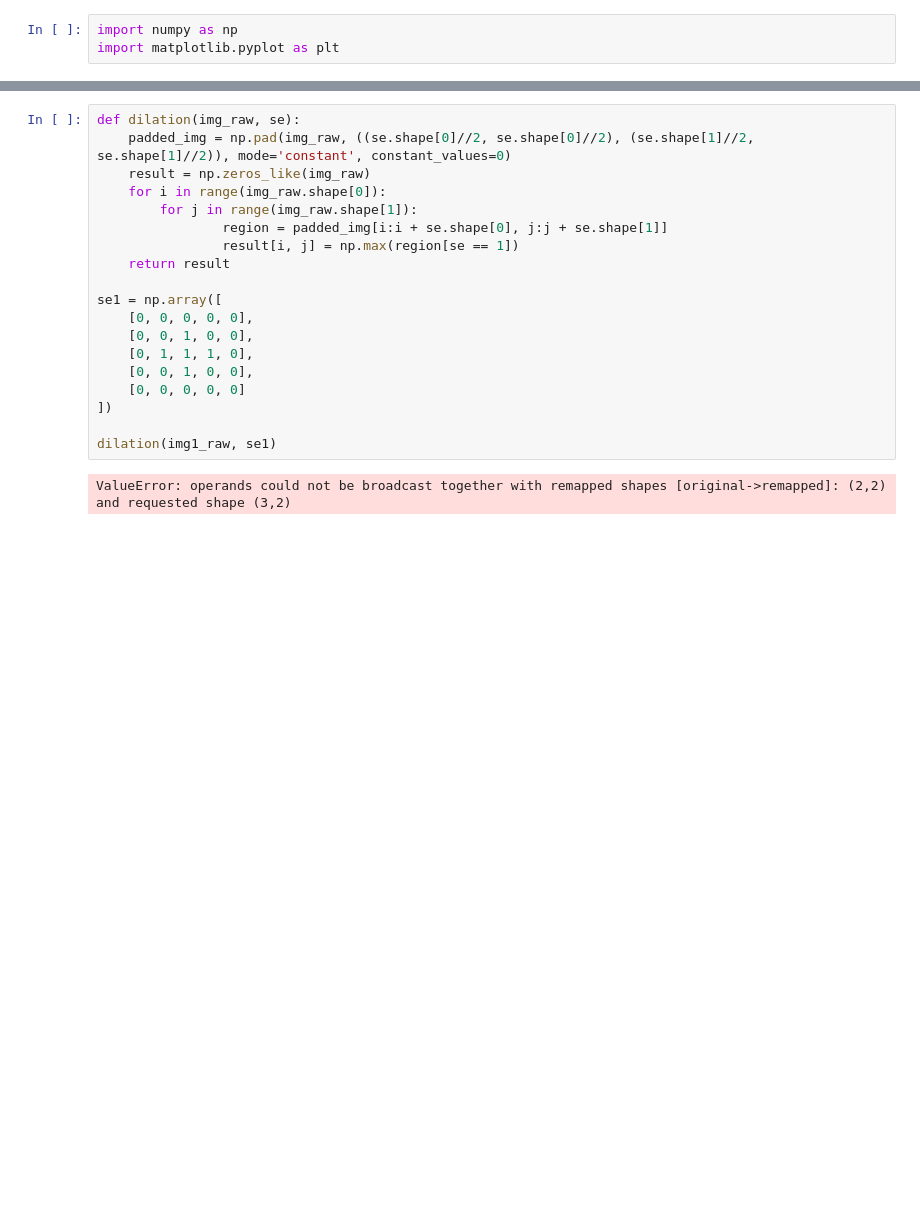
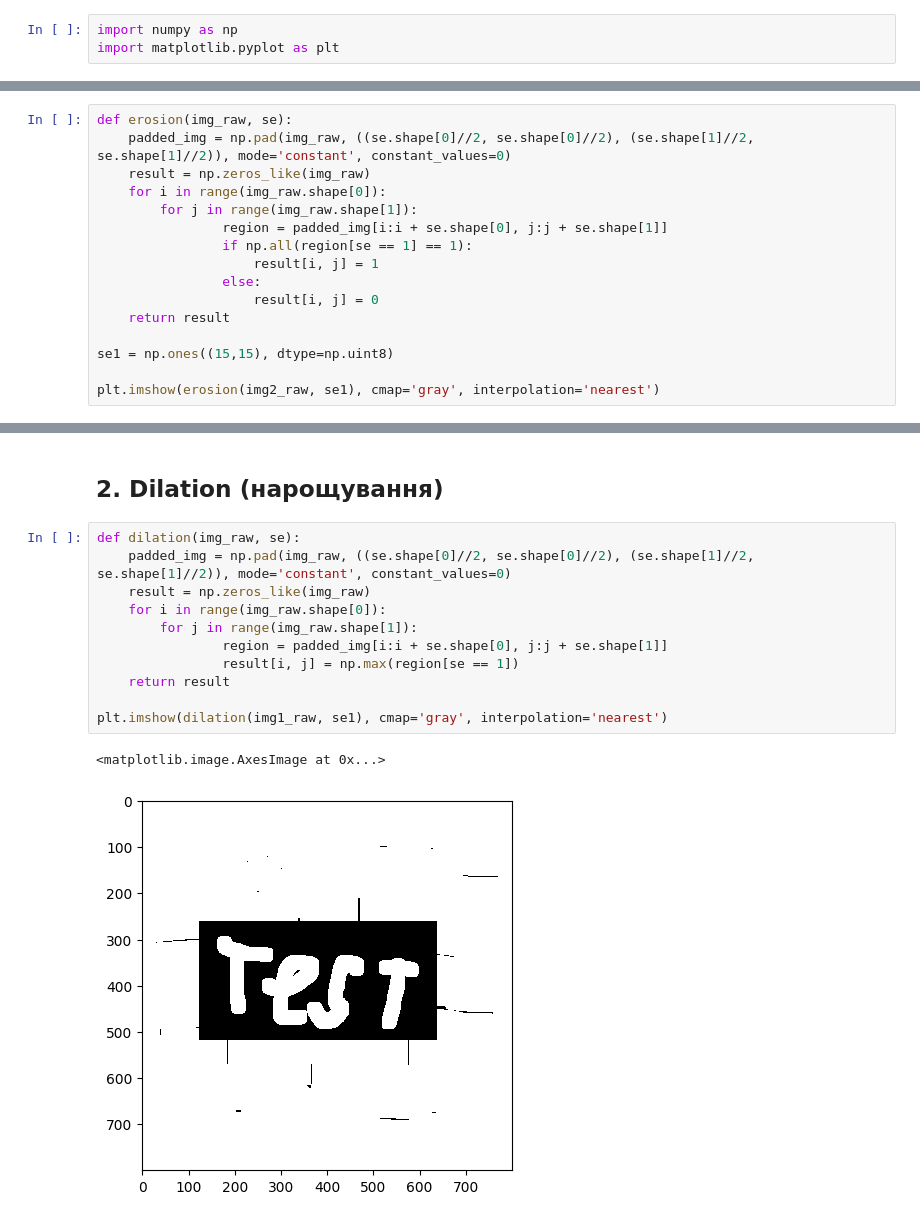
Before and after one commit to Donbassenok/Osnovy-Kompiuternoho-Zoru, a Jupyter notebook: lab3/Lab3.ipynb, the cells around one changed output, grey strips where cells are left out. Drawn from its saved outputs; the diff is of its cells as text; blank space fills up the shorter version.

```diff
--- a/lab3/Lab3.ipynb
+++ b/lab3/Lab3.ipynb
@@ -28,0 +35,16 @@ plt.imshow(img2_raw)
+# %%
+def erosion(img_raw, se):
+    padded_img = np.pad(img_raw, ((se.shape[0]//2, se.shape[0]//2), (se.shape[1]//2, se.shape[1]//2)), mode='constant', constant_values=0)
+    result = np.zeros_like(img_raw)
+    for i in range(img_raw.shape[0]):
+        for j in range(img_raw.shape[1]):
+                region = padded_img[i:i + se.shape[0], j:j + se.shape[1]]
+                if np.all(region[se == 1] == 1):
+                    result[i, j] = 1
+                else:
+                    result[i, j] = 0
+    return result
+
+se1 = np.ones((15,15), dtype=np.uint8)
+
+plt.imshow(erosion(img2_raw, se1), cmap='gray', interpolation='nearest')
@@ -29,21 +54,16 @@ plt.imshow(img2_raw)
+# %% [markdown]
+## 2. Dilation (нарощування)
 # %%
 def dilation(img_raw, se):
     padded_img = np.pad(img_raw, ((se.shape[0]//2, se.shape[0]//2), (se.shape[1]//2, se.shape[1]//2)), mode='constant', constant_values=0)
     result = np.zeros_like(img_raw)
     for i in range(img_raw.shape[0]):
         for j in range(img_raw.shape[1]):
                 region = padded_img[i:i + se.shape[0], j:j + se.shape[1]]
                 result[i, j] = np.max(region[se == 1])
     return result
 
-se1 = np.array([
-    [0, 0, 0, 0, 0],
-    [0, 0, 1, 0, 0],
-    [0, 1, 1, 1, 0],
-    [0, 0, 1, 0, 0],
-    [0, 0, 0, 0, 0]
-])
-
-dilation(img1_raw, se1)
+plt.imshow(dilation(img1_raw, se1), cmap='gray', interpolation='nearest')
 # %% [output]
-ValueError: operands could not be broadcast together with remapped shapes [original->remapped]: (2,2)  and requested shape (3,2)
+<matplotlib.image.AxesImage at 0x...>
+[figure, added]
```
Also changed, not shown: parts of 10 cells of this notebook.
